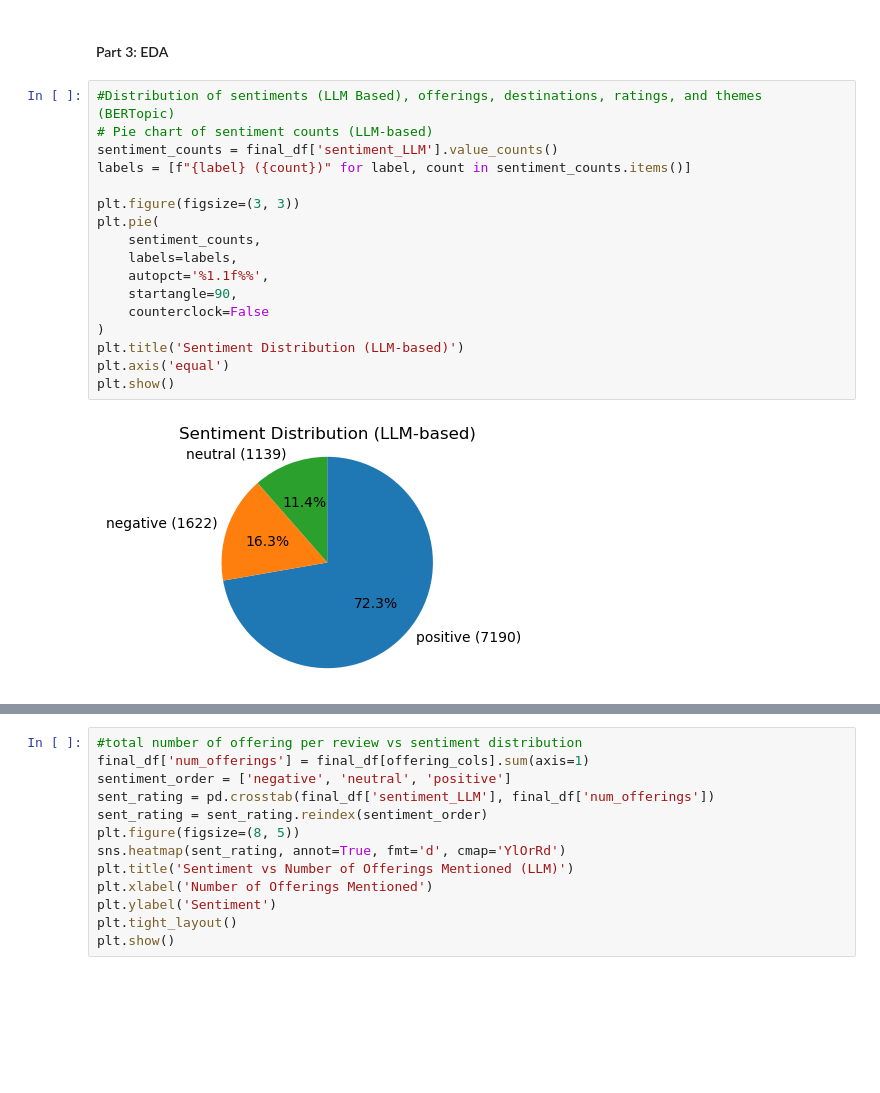
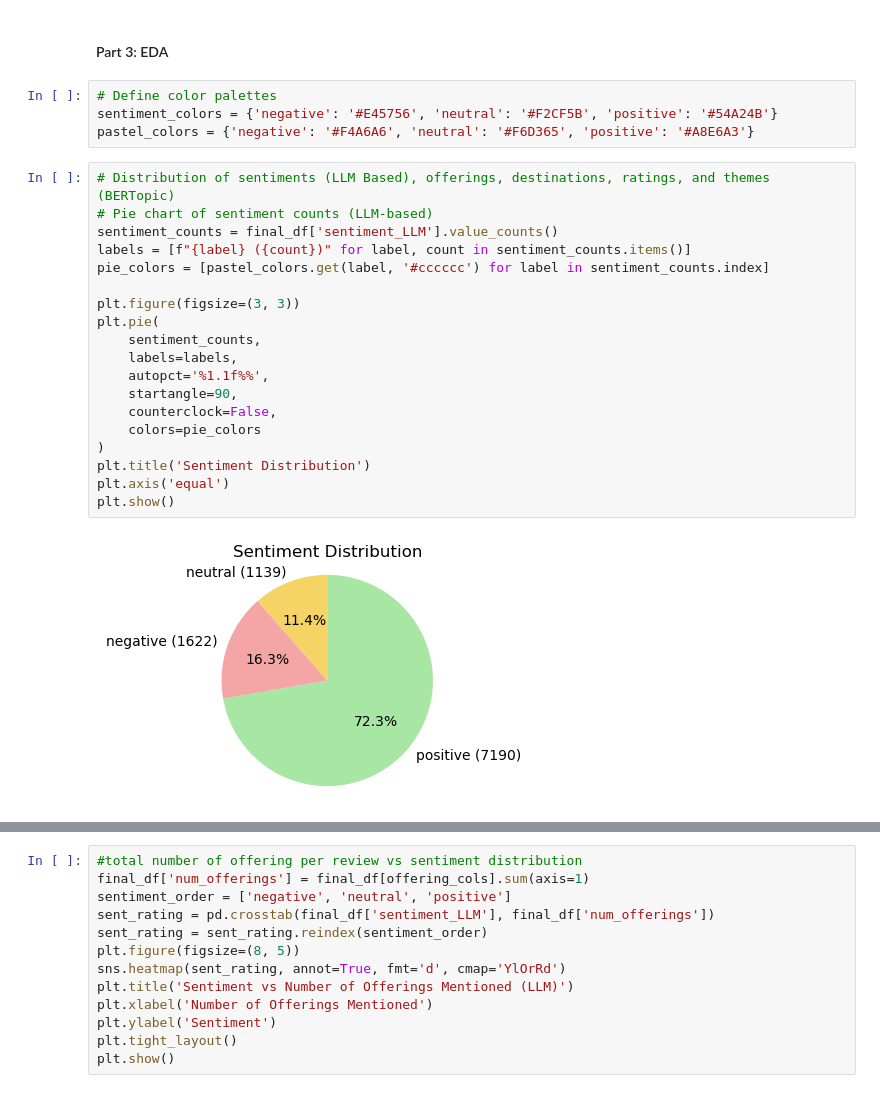
Before and after one commit to jadkrisht98/NLP_Project, a Jupyter notebook: Final_Notebook.ipynb, the cells around one changed output, grey strips where cells are left out. Cells and saved outputs as stored; diff of their text form; blank space fills up the shorter version.

```diff
--- a/Final_Notebook.ipynb
+++ b/Final_Notebook.ipynb
@@ -941,25 +941,31 @@ final_df
 9951 rows × 17 columns
 # %% [markdown]
 #### Part 3: EDA
+# %%
+# Define color palettes
+sentiment_colors = {'negative': '#E45756', 'neutral': '#F2CF5B', 'positive': '#54A24B'}
+pastel_colors = {'negative': '#F4A6A6', 'neutral': '#F6D365', 'positive': '#A8E6A3'}
 # %%
-#Distribution of sentiments (LLM Based), offerings, destinations, ratings, and themes (BERTopic)
+# Distribution of sentiments (LLM Based), offerings, destinations, ratings, and themes (BERTopic)
 # Pie chart of sentiment counts (LLM-based)
 sentiment_counts = final_df['sentiment_LLM'].value_counts()
 labels = [f"{label} ({count})" for label, count in sentiment_counts.items()]
+pie_colors = [pastel_colors.get(label, '#cccccc') for label in sentiment_counts.index]
 
 plt.figure(figsize=(3, 3))
 plt.pie(
     sentiment_counts,
     labels=labels,
     autopct='%1.1f%%',
     startangle=90,
-    counterclock=False
+    counterclock=False,
+    colors=pie_colors
 )
-plt.title('Sentiment Distribution (LLM-based)')
+plt.title('Sentiment Distribution')
 plt.axis('equal')
 plt.show()
 # %% [output]
-[figure, old version]
+[figure, new version]
 # %%
 # Distribution of offerings VS Sentiment (ranked by % with pastel colors)
 offering_cols = [c for c in final_df.columns if c.startswith('offering_')]
```
Also changed, not shown: parts of 4 cells of this notebook, 1 other file.
